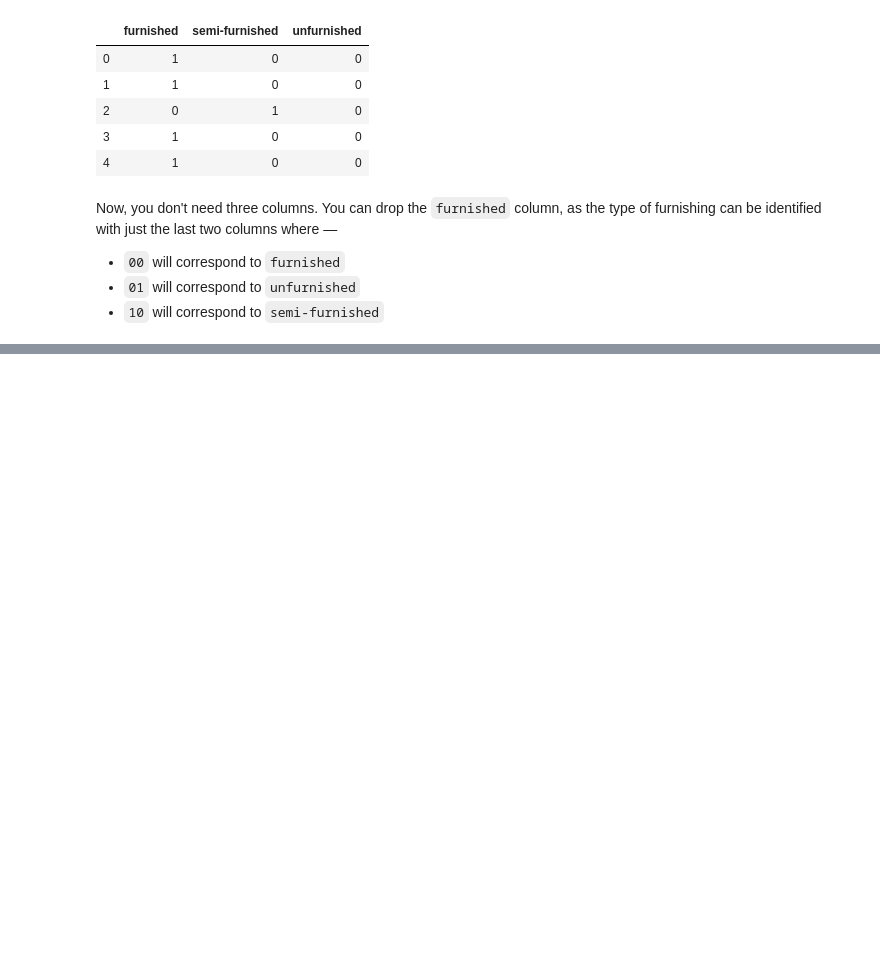
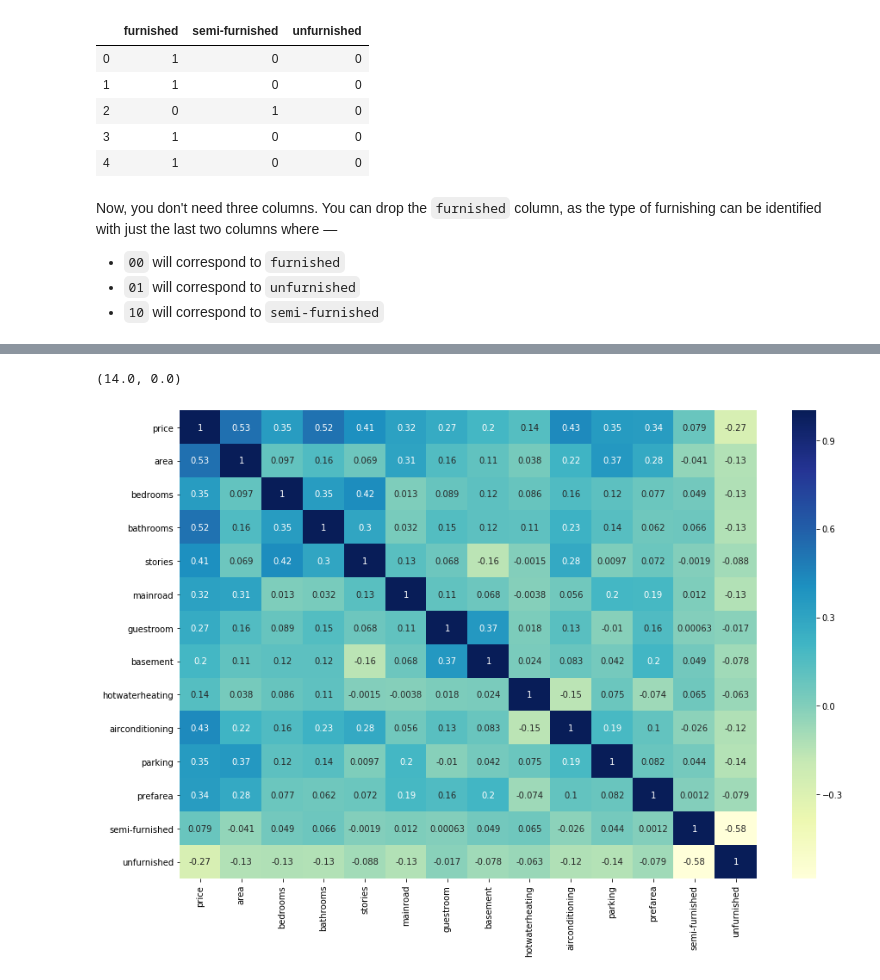
Before and after one commit to amanwin/Multiple-Linear-Regression-Python, a Jupyter notebook: MultipleLinearRegression.ipynb, the cells around one changed output, grey strips where cells are left out. Saved outputs shown, nothing was run; the diff lists cells and outputs as text; code cells hidden in the pictures; blank space fills up the shorter version.

```diff
--- a/MultipleLinearRegression.ipynb
+++ b/MultipleLinearRegression.ipynb
@@ -216,0 +224,5 @@ housing.head()
+# %%
+np.random.seed(0)
+df_train, df_test = train_test_split(housing, train_size=0.7, test_size=0.3, random_state=100)
+print(df_train.shape)
+print(df_test.shape)
@@ -216,0 +245,14 @@ housing.head()
+# %%
+# Instantiate an object
+scaler = MinMaxScaler()
+# %%
+# Apply scaler() to all the columns except the 'yes-no' and 'dummy' variables
+num_vars = ['area', 'bedrooms', 'bathrooms', 'stories', 'parking','price']
+
+# Fit on data
+# fit() : learns xmin, xmax
+# transform(): x-xmin/xmax-xmin
+# fit_transform()
+
+df_train[num_vars] = scaler.fit_transform(df_train[num_vars])
+df_train.head()
@@ -216,0 +278,10 @@ housing.head()
+# %%
+# Let's check the correlation coefficients to see which variables are highly correlated
+
+plt.figure(figsize=(15,10))
+ax = sns.heatmap(df_train.corr(), annot=True, cmap="YlGnBu")
+top, bottom = ax.get_ylim()
+ax.set_ylim(top+0.5, bottom-0.5)
+# %% [output]
+(14.0, 0.0)
+[figure, added]
```
Also changed, not shown: parts of 65 cells of this notebook.
